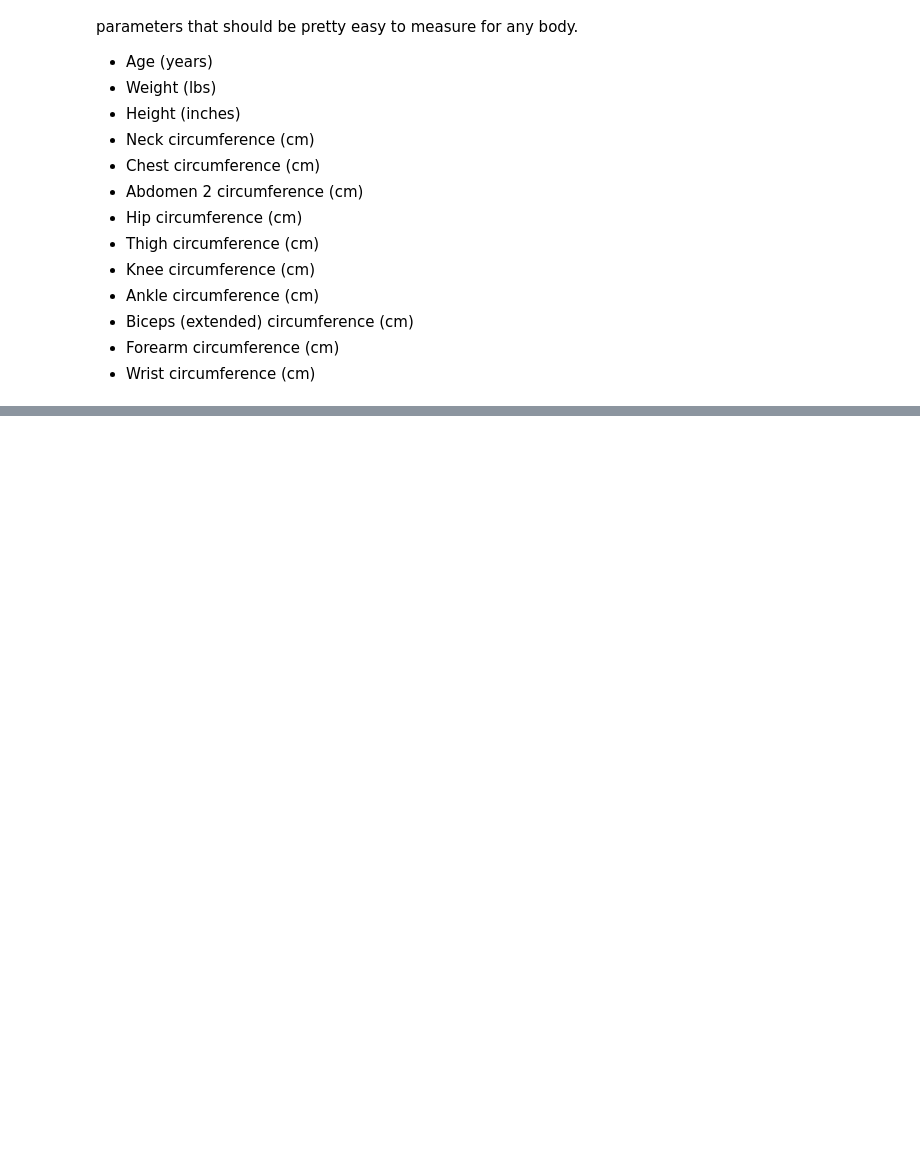
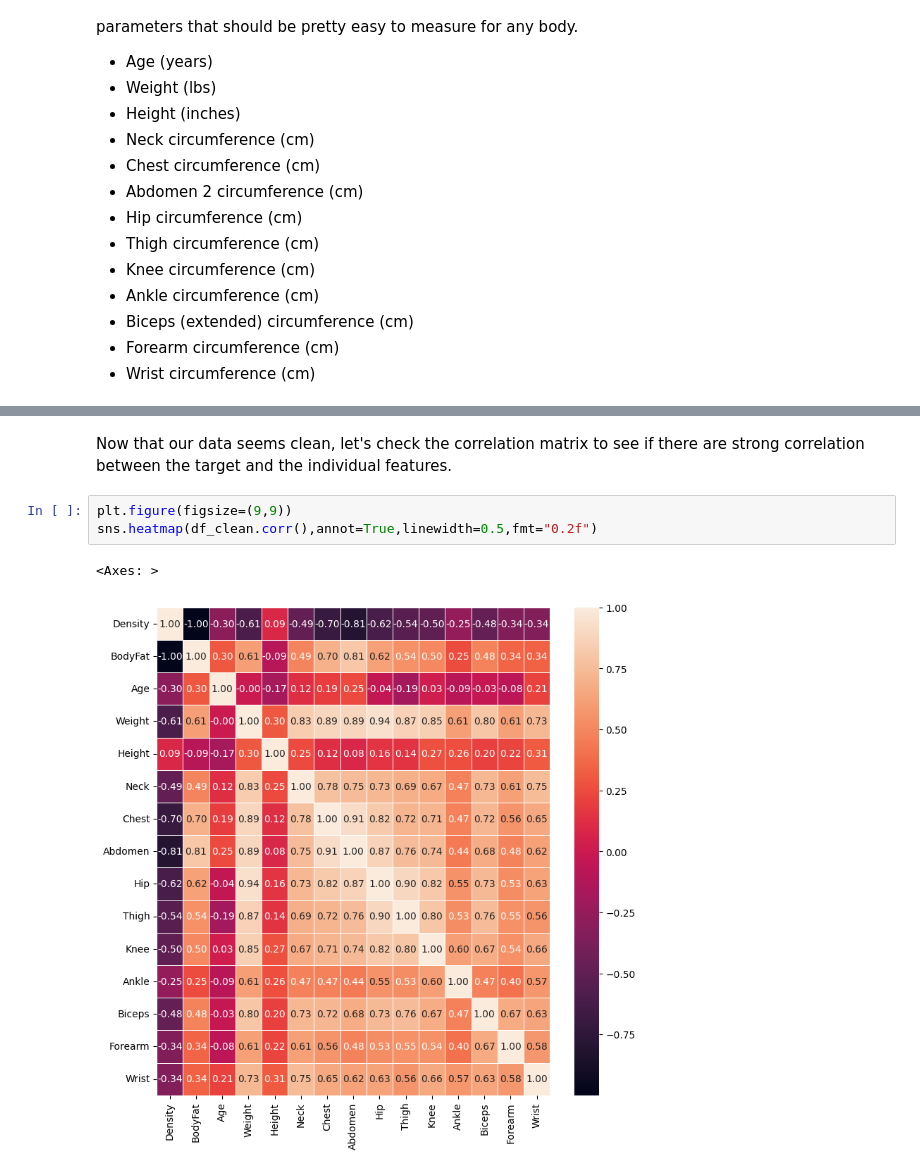
Before and after one commit to SamyBahi/bodyfat-estimation, a Jupyter notebook: bodyfat-predictor.ipynb, the cells around one changed output, grey strips where cells are left out. Cells and saved outputs as stored; diff of their text form; blank space fills up the shorter version.

```diff
--- a/bodyfat-predictor.ipynb
+++ b/bodyfat-predictor.ipynb
@@ -361,0 +205,8 @@ Although it is a bit more sparse than with the abdomen circumference, there is a
+# %% [markdown]
+Now that our data seems clean, let's check the correlation matrix to see if there are strong correlation between the target and the individual features.
+# %%
+plt.figure(figsize=(9,9))
+sns.heatmap(df_clean.corr(),annot=True,linewidth=0.5,fmt="0.2f")
+# %% [output]
+<Axes: >
+[figure, added]
```
Also changed, not shown: parts of 105 cells of this notebook, 1 other file.
